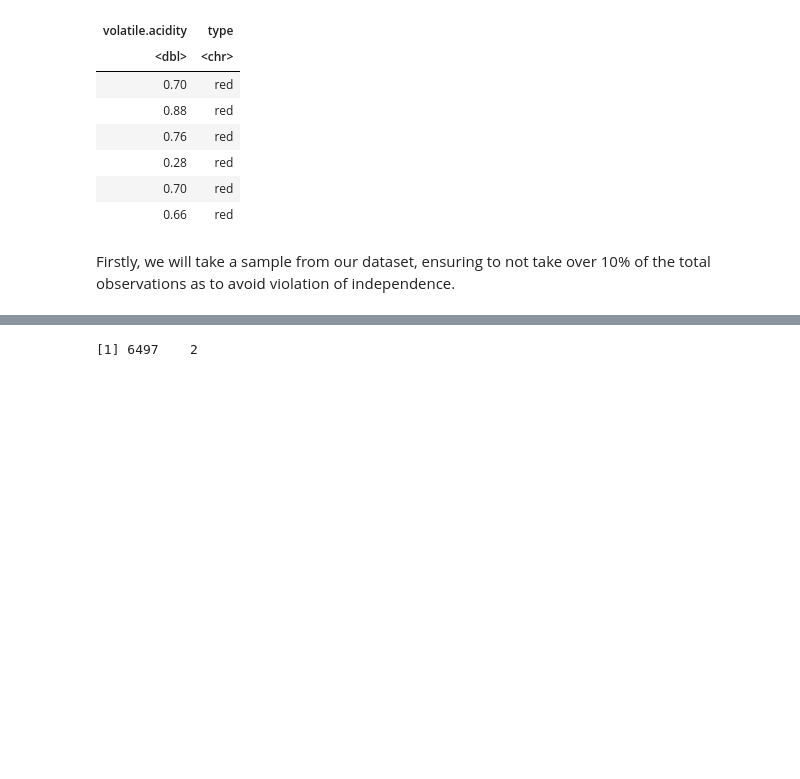
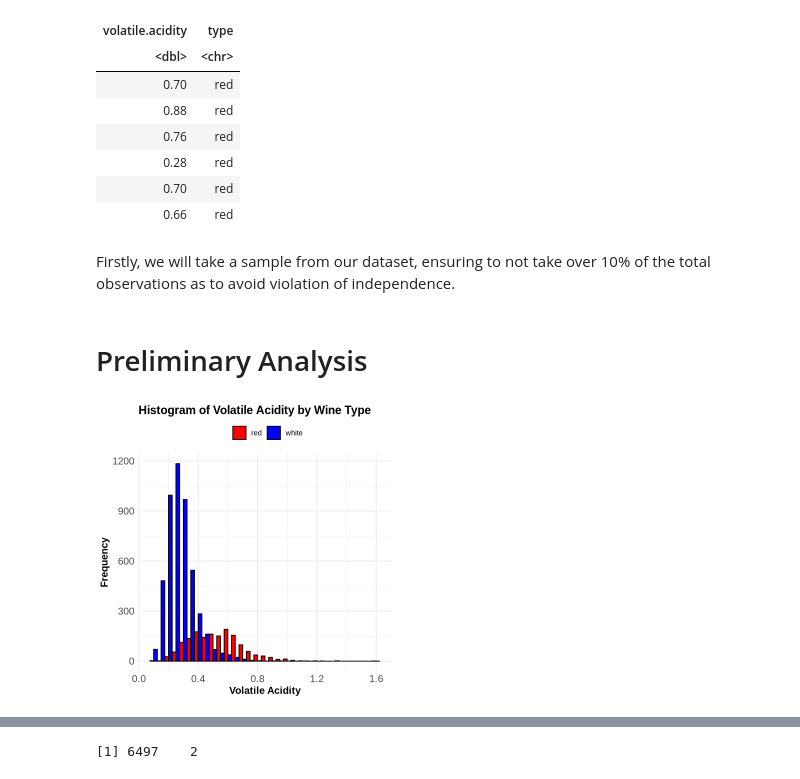
Before and after one commit to VivaanWadhwa/STAT201_GROUP18, a Jupyter notebook: project_final_report.ipynb, the cells around one changed output, grey strips where cells are left out. Saved outputs shown, nothing was run; the diff lists cells and outputs as text; code cells hidden in the pictures; blank space fills up the shorter version.

Commit message:
added preliminary analysis

```diff
--- a/project_final_report.ipynb
+++ b/project_final_report.ipynb
@@ -114,3 +115,20 @@ A tibble: 6 × 2
 | 0.66 | red |
 # %% [markdown]
 Firstly, we will take a sample from our dataset, ensuring to not take over 10% of the total observations as to avoid violation of independence.
+# %% [markdown]
+# Preliminary Analysis #
+# %%
+# Histogram of volatile acidity against the respective wine type
+
+ggplot(wine_data_specific, aes(x = volatile.acidity, fill = type)) +
+  geom_histogram(binwidth = 0.05, position = "dodge", color = "black") +
+  labs(title = paste("Histogram of Volatile Acidity by Wine Type"), x = "Volatile Acidity", y = "Frequency") +
+  scale_fill_manual(values = c("red" = "red", "white" = "blue")) +
+  theme_minimal() +
+  theme(legend.title = element_blank(),
+        legend.position = "top",  # Change the legend position
+        plot.title = element_text(size = 14, face = "bold"),  # Title style
+        axis.text = element_text(size = 12),  # Axis label text size
+        axis.title = element_text(size = 12, face = "bold"))
+# %% [output]
+[figure, added]
```
Also changed, not shown: parts of 2 cells of this notebook.
